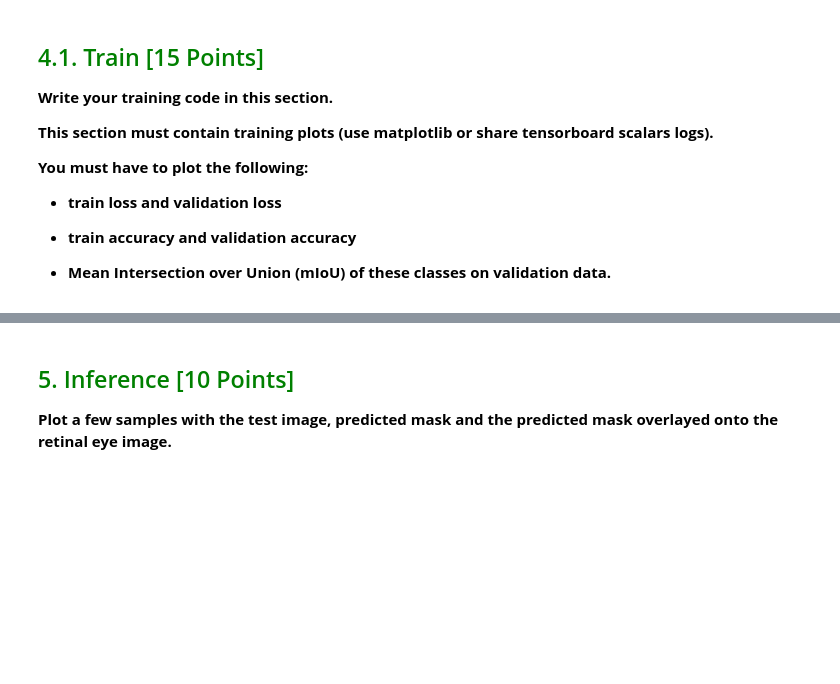
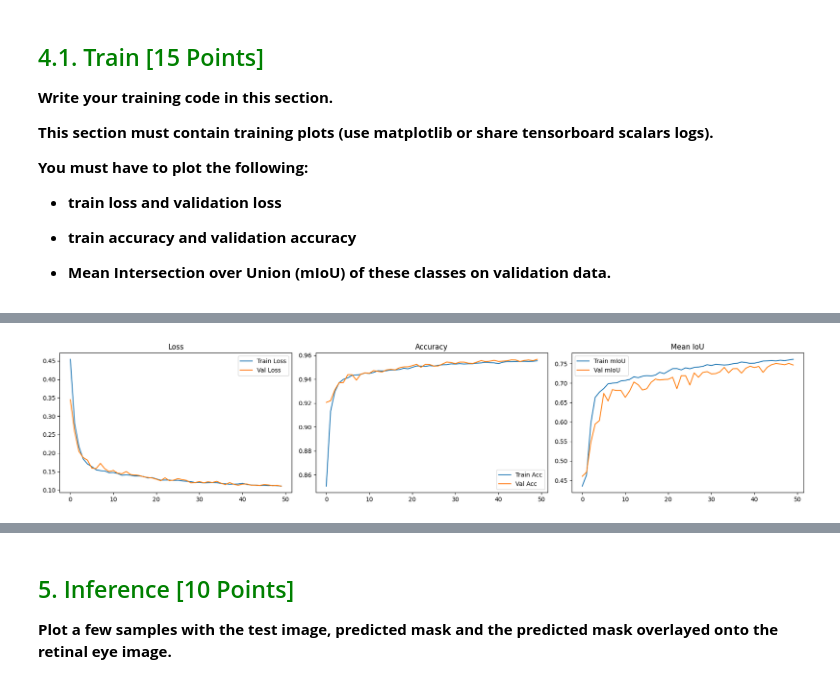
Before and after one commit to PJXIO-Dev/opencv-project3, a Jupyter notebook: Project3_Semantic_Segmentation_Starter_Notebook.ipynb, the cells around one changed output, grey strips where cells are left out. Drawn from its saved outputs; the diff is of its cells as text; code cells hidden in the pictures; blank space fills up the shorter version.

```diff
--- a/Project3_Semantic_Segmentation_Starter_Notebook.ipynb
+++ b/Project3_Semantic_Segmentation_Starter_Notebook.ipynb
@@ -135,3 +580,72 @@ Mean Intersection over Union (mIoU) is a metric that measures the average overla
 
 
 - **Mean Intersection over Union (mIoU) of these classes on validation data.**
+# %%
+def train_one_epoch(model, loader, optimizer, criterion, device, num_classes: int):
+    model.train()
+    running_loss, running_acc, running_miou = 0.0, 0.0, 0.0
+    for images, masks in loader:
+        images = images.to(device)
+        masks = masks.to(device)
+        optimizer.zero_grad()
+        logits = model(images)
+        loss = criterion(logits, masks)
+        loss.backward()
+        optimizer.step()
+
+        running_loss += loss.item()
+        running_acc += pixel_accuracy(logits, masks)
+        miou, _ = mean_iou(logits, masks, num_classes=num_classes)
+        running_miou += miou
+    num_batches = max(1, len(loader))
+    return running_loss / num_batches, running_acc / num_batches, running_miou / num_batches
+# %%
+num_epochs = 50
+learning_rate = 1e-3
+criterion = nn.CrossEntropyLoss()
+optimizer = torch.optim.Adam(model.parameters(), lr=learning_rate)
+
+train_history = {'loss': [], 'acc': [], 'miou': []}
+val_history = {'loss': [], 'acc': [], 'miou': []}
+best_miou = 0.0
+best_state = None
+
+for epoch in range(1, num_epochs + 1):
+    tr_loss, tr_acc, tr_miou = train_one_epoch(model, train_loader, optimizer, criterion, device, num_classes=num_classes)
+    val_loss, val_acc, val_miou = evaluate_model(model, val_loader, criterion, device, num_classes=num_classes)
+
+    train_history['loss'].append(tr_loss)
+    train_history['acc'].append(tr_acc)
+    train_history['miou'].append(tr_miou)
+
+    val_history['loss'].append(val_loss)
+    val_history['acc'].append(val_acc)
+    val_history['miou'].append(val_miou)
+
+    if val_miou > best_miou:
+        best_miou = val_miou
+        best_state = model.state_dict()
+    print(f"Epoch [{epoch}/{num_epochs}] - Train Loss: {tr_loss:.4f}, Val Loss: {val_loss:.4f}, Val mIoU: {val_miou:.4f}")
+
+if best_state is not None:
+    model.load_state_dict(best_state)
+
+# Plot training curves
+fig, axs = plt.subplots(1, 3, figsize=(18, 4))
+axs[0].plot(train_history['loss'], label='Train Loss')
+axs[0].plot(val_history['loss'], label='Val Loss')
+axs[0].set_title('Loss')
+axs[0].legend()
+
+axs[1].plot(train_history['acc'], label='Train Acc')
+axs[1].plot(val_history['acc'], label='Val Acc')
+axs[1].set_title('Accuracy')
+axs[1].legend()
+
+axs[2].plot(train_history['miou'], label='Train mIoU')
+axs[2].plot(val_history['miou'], label='Val mIoU')
+axs[2].set_title('Mean IoU')
+axs[2].legend()
+plt.tight_layout()
+plt.show()
+# %% [output]
@@ -137,0 +669 @@ Mean Intersection over Union (mIoU) is a metric that measures the average overla
+[figure, added]
```
Also changed, not shown: parts of 21 cells of this notebook.
